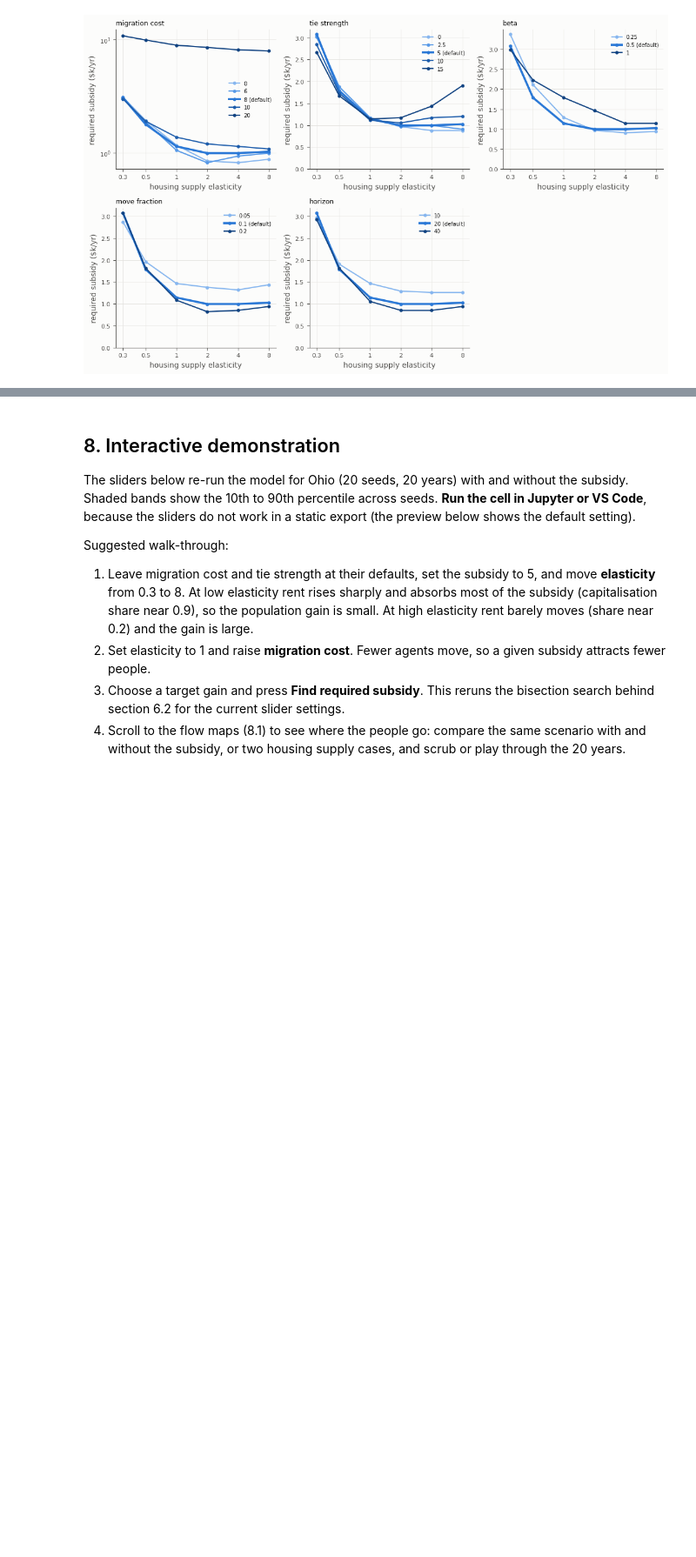
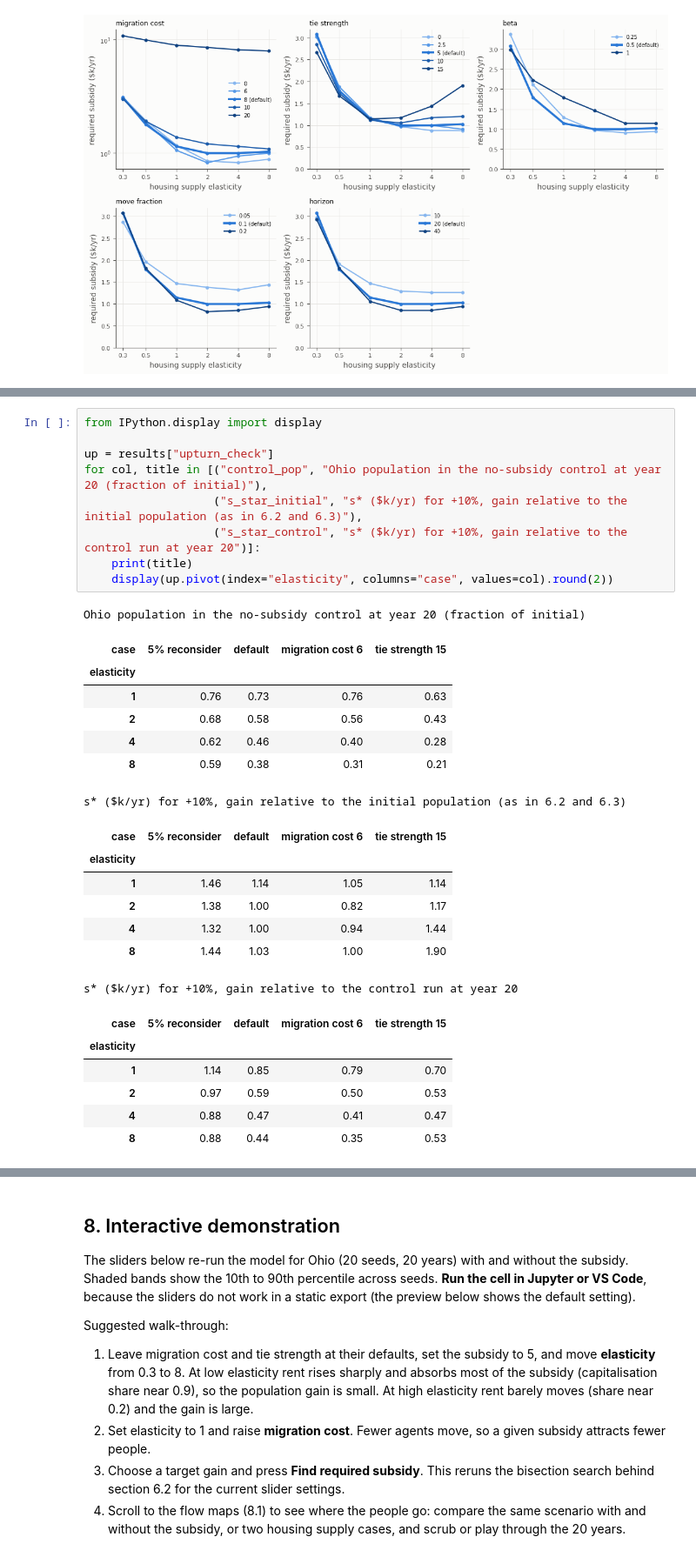
Before and after one commit to josephD-S/Computational-Modelling-Project, a Jupyter notebook: notebooks/project_walkthrough.ipynb, the cells around one changed output, grey strips where cells are left out. Shown at 87% size. Cells and saved outputs as stored; diff of their text form; blank space fills up the shorter version.

Commit message:
Added upturn and cost per resident experiments with associated discussions

```diff
--- a/notebooks/project_walkthrough.ipynb
+++ b/notebooks/project_walkthrough.ipynb
@@ -338,0 +341,31 @@ plots.plot_sensitivity(tables, defaults, save_path=FIG / "sensitivity.png");
+# %%
+from IPython.display import display
+
+up = results["upturn_check"]
+for col, title in [("control_pop", "Ohio population in the no-subsidy control at year 20 (fraction of initial)"),
+                   ("s_star_initial", "s* ($k/yr) for +10%, gain relative to the initial population (as in 6.2 and 6.3)"),
+                   ("s_star_control", "s* ($k/yr) for +10%, gain relative to the control run at year 20")]:
+    print(title)
+    display(up.pivot(index="elasticity", columns="case", values=col).round(2))
+# %% [output]
+Ohio population in the no-subsidy control at year 20 (fraction of initial)
+| case | 5% reconsider | default | migration cost 6 | tie strength 15 |
+| elasticity |  |  |  |  |
+| 1 | 0.76 | 0.73 | 0.76 | 0.63 |
+| 2 | 0.68 | 0.58 | 0.56 | 0.43 |
+| 4 | 0.62 | 0.46 | 0.40 | 0.28 |
+| 8 | 0.59 | 0.38 | 0.31 | 0.21 |
+s* ($k/yr) for +10%, gain relative to the initial population (as in 6.2 and 6.3)
+| case | 5% reconsider | default | migration cost 6 | tie strength 15 |
+| elasticity |  |  |  |  |
+| 1 | 1.46 | 1.14 | 1.05 | 1.14 |
+| 2 | 1.38 | 1.00 | 0.82 | 1.17 |
+| 4 | 1.32 | 1.00 | 0.94 | 1.44 |
+| 8 | 1.44 | 1.03 | 1.00 | 1.90 |
+s* ($k/yr) for +10%, gain relative to the control run at year 20
+| case | 5% reconsider | default | migration cost 6 | tie strength 15 |
+| elasticity |  |  |  |  |
+| 1 | 1.14 | 0.85 | 0.79 | 0.70 |
+| 2 | 0.97 | 0.59 | 0.50 | 0.53 |
+| 4 | 0.88 | 0.47 | 0.41 | 0.47 |
+| 8 | 0.88 | 0.44 | 0.35 | 0.53 |
```
Also changed, not shown: parts of 13 cells of this notebook, 6 other files.
